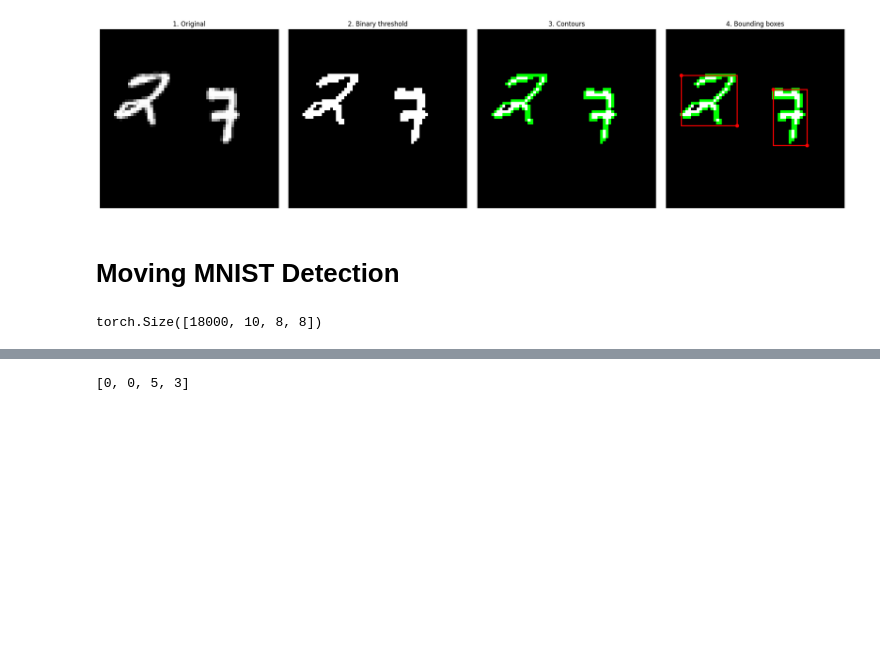
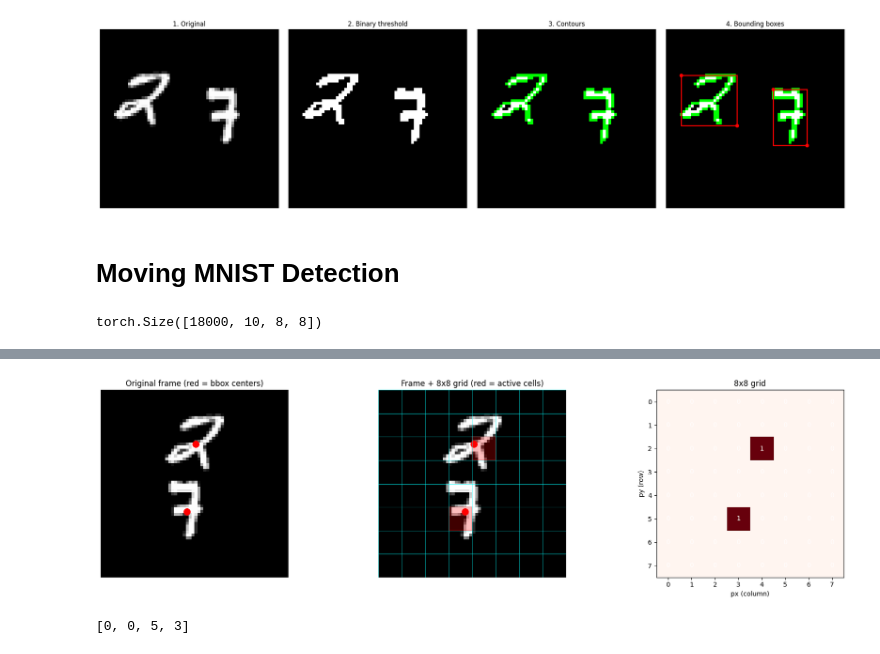
Before and after one commit to Hawar-Dzaee/eb_jepa, a Jupyter notebook: examples/my_video_jepa/0_data_exploration.ipynb, the cells around one changed output, grey strips where cells are left out. Saved outputs shown, nothing was run; the diff lists cells and outputs as text; code cells hidden in the pictures; blank space fills up the shorter version.

```diff
--- a/examples/my_video_jepa/0_data_exploration.ipynb
+++ b/examples/my_video_jepa/0_data_exploration.ipynb
@@ -36,7 +51,7 @@ train_data.shape
 # %%
 import matplotlib.pyplot as plt
 
-sample = train_data[0]
+sample = train_data[sample_idx]
 fig, axes = plt.subplots(1, 10, figsize=(20, 2))
 
 for i in range(10):
@@ -265,3 +246,63 @@ plt.tight_layout()
+# %%
+frame = train_data[sample_idx][0]
+boxes = return_bbox(frame)
+
+grid = torch.zeros((8, 8))
+centers = []
+
+for x1, y1, x2, y2 in boxes:
+    x, y = (x1 + x2) / 2, (y1 + y2) / 2
+    px = int(x / frame.shape[-1] * 8)
+    py = int(y / frame.shape[-2] * 8)
+    grid[py, px] = 1
+    centers.append((x, y))
+
+H, W = frame.shape
+cell_w = W / 8
+cell_h = H / 8
+
+fig, axes = plt.subplots(1, 3, figsize=(18, 5))
+
+# 1. Original frame
+axes[0].imshow(frame, cmap="gray")
+for cx, cy in centers:
+    axes[0].plot(cx, cy, "ro", markersize=10)
+axes[0].set_title("Original frame (red = bbox centers)")
+axes[0].axis("off")
+
+# 2. Original frame + 8x8 grid overlay
+axes[1].imshow(frame, cmap="gray")
+for cx, cy in centers:
+    axes[1].plot(cx, cy, "ro", markersize=10)
+for i in range(9):
+    axes[1].axhline(i * cell_h - 0.5, color="cyan", linewidth=0.6, alpha=0.8)
+    axes[1].axvline(i * cell_w - 0.5, color="cyan", linewidth=0.6, alpha=0.8)
+for cx, cy in centers:
+    px = int(cx / W * 8)
+    py = int(cy / H * 8)
+    rect = plt.Rectangle(
+        (px * cell_w - 0.5, py * cell_h - 0.5),
+        cell_w, cell_h,
+        edgecolor="red", facecolor="red", alpha=0.25, linewidth=1.5,
+    )
+    axes[1].add_patch(rect)
+axes[1].set_title("Frame + 8x8 grid (red = active cells)")
+axes[1].axis("off")
+
+# 3. 8x8 detection grid
+axes[2].imshow(grid.numpy(), cmap="Reds", vmin=0, vmax=1)
+for r in range(8):
+    for c in range(8):
+        axes[2].text(c, r, f"{int(grid[r, c])}", ha="center", va="center", color="white", fontsize=10)
+axes[2].set_title("8x8 grid")
+axes[2].set_xticks(range(8))
+axes[2].set_yticks(range(8))
+axes[2].set_xlabel("px (column)")
+axes[2].set_ylabel("py (row)")
+
+plt.tight_layout()
+# %% [output]
+[figure, added]
 # %%
 
 for idx,frames in enumerate(train_data): # for each sample (10,64,64)
```
Also changed, not shown: parts of 18 cells of this notebook, 1 other file.
